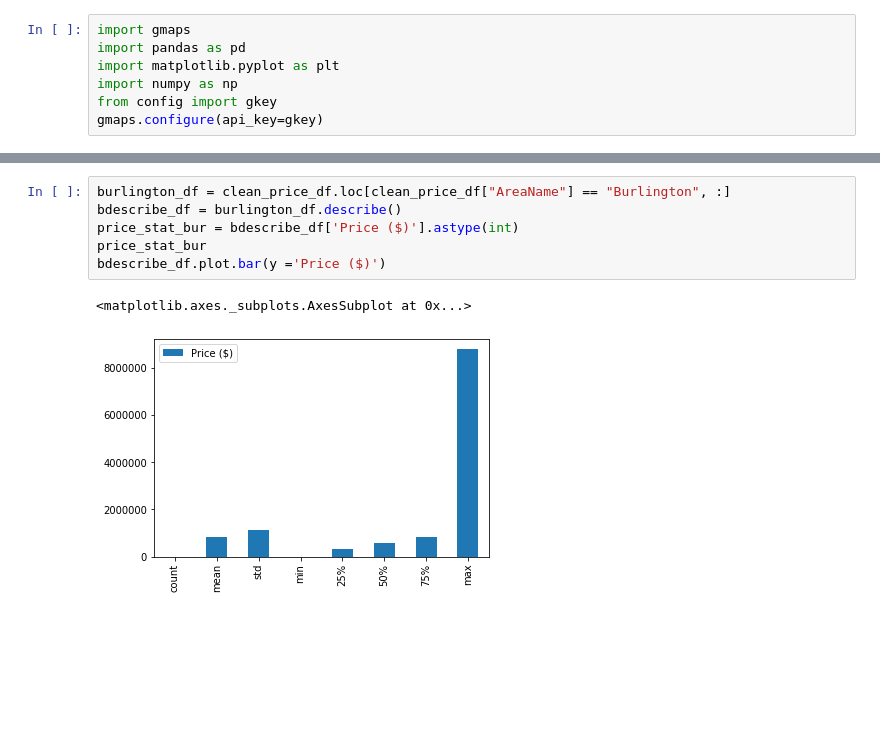
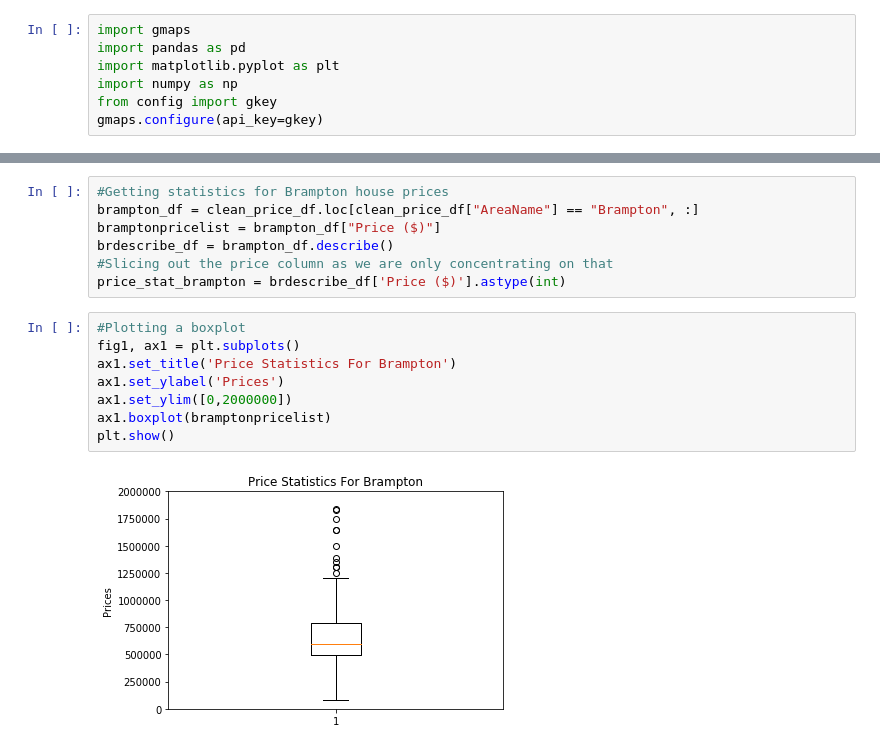
Before and after one commit to avinashdhawan/Data_Analytics_Project_1, a Jupyter notebook: house_prices.ipynb, the cells around one changed output, grey strips where cells are left out. Drawn from its saved outputs; the diff is of its cells as text; blank space fills up the shorter version.

```diff
--- a/house_prices.ipynb
+++ b/house_prices.ipynb
@@ -75,9 +16,17 @@ odescribe_df.plot.bar(y ='Price ($)')
-# %%
-burlington_df = clean_price_df.loc[clean_price_df["AreaName"] == "Burlington", :]
-bdescribe_df = burlington_df.describe()
-price_stat_bur = bdescribe_df['Price ($)'].astype(int)
-price_stat_bur
-bdescribe_df.plot.bar(y ='Price ($)')
-# %% [output]
-<matplotlib.axes._subplots.AxesSubplot at 0x...>
-[figure, removed]
+# %%
+#Getting statistics for Brampton house prices
+brampton_df = clean_price_df.loc[clean_price_df["AreaName"] == "Brampton", :]
+bramptonpricelist = brampton_df["Price ($)"]
+brdescribe_df = brampton_df.describe()
+#Slicing out the price column as we are only concentrating on that
+price_stat_brampton = brdescribe_df['Price ($)'].astype(int)
+# %%
+#Plotting a boxplot
+fig1, ax1 = plt.subplots()
+ax1.set_title('Price Statistics For Brampton')
+ax1.set_ylabel('Prices')
+ax1.set_ylim([0,2000000])
+ax1.boxplot(bramptonpricelist)
+plt.show()
+# %% [output]
+[figure, added]
```
Also changed, not shown: parts of 13 cells of this notebook, 11 other files.
